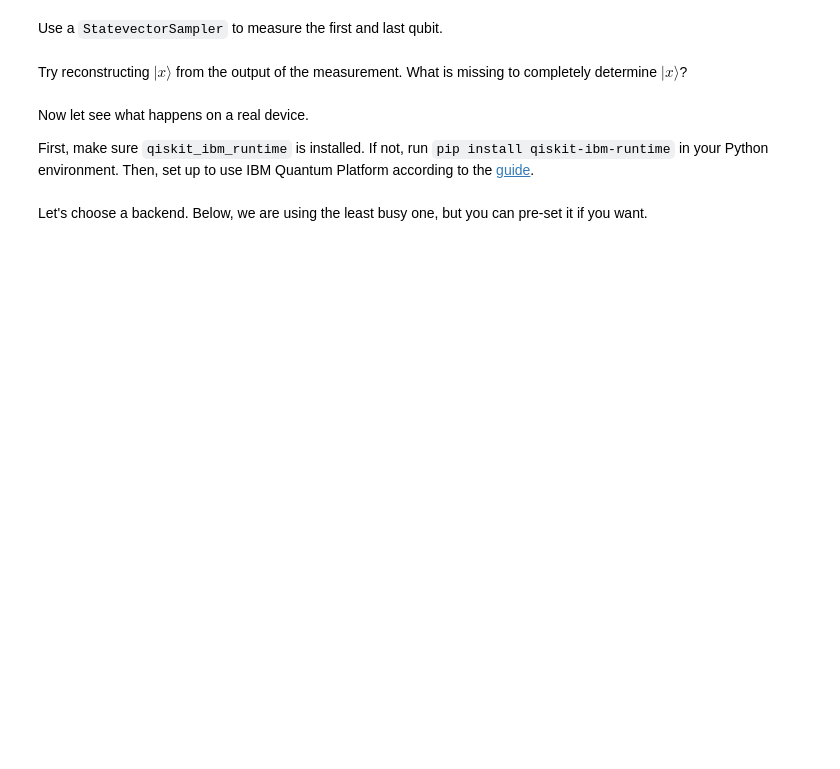
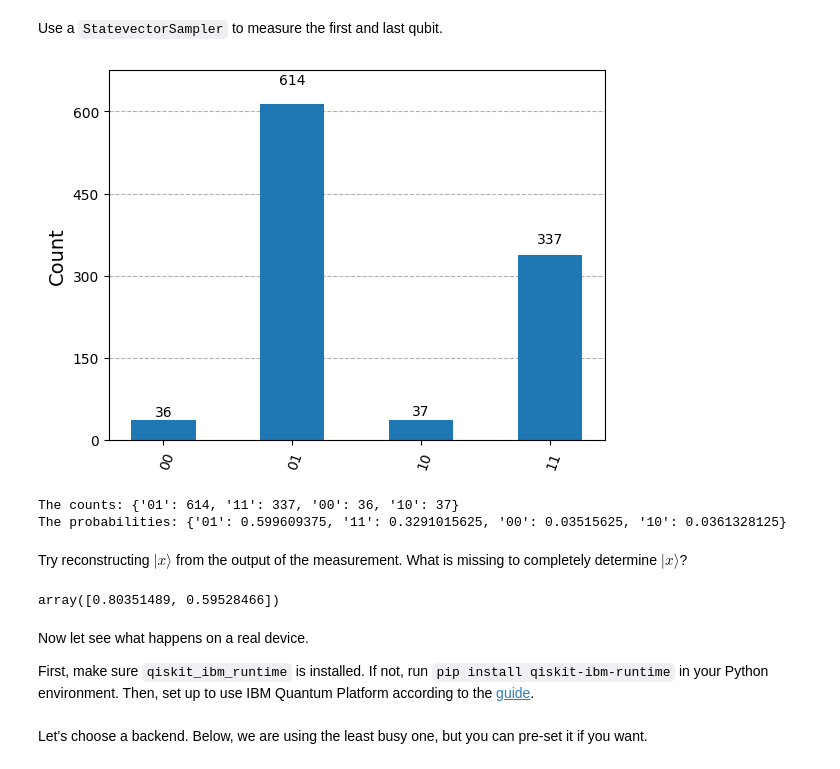
Before and after one commit to Gopal-Dahale/Intro_to_HHL, a Jupyter notebook: com-308-project_empty.ipynb, the cells around one changed output. Saved outputs shown, nothing was run; the diff lists cells and outputs as text; code cells hidden in the pictures; blank space fills up the shorter version.

```diff
--- a/com-308-project_empty.ipynb
+++ b/com-308-project_empty.ipynb
@@ -492,11 +509,20 @@ display(final_circuit.decompose().draw(output="mpl",fold=-1))
 # %% [markdown]
 Use a `StatevectorSampler` to measure the first and last qubit.
 # %%
+sv_sampler = StatevectorSampler()
+result = sv_sampler.run([final_circuit_with_measurements]).result()[0]
 
-counts = ...
+counts = result.data.c.get_counts()
+
+n_shots = sum(counts.values())
+probs = {i: j/n_shots for i, j in counts.items()}
 
 display(plot_histogram(counts))
 print("The counts:" , counts)
-print("The probabilities:" ,  ...)
+print("The probabilities:" ,  probs)
+# %% [output]
+[figure, added]
+The counts: {'01': 614, '11': 337, '00': 36, '10': 37}
+The probabilities: {'01': 0.599609375, '11': 0.3291015625, '00': 0.03515625, '10': 0.0361328125}
 # %% [markdown]
 Try reconstructing $|x\rangle$ from the output of the measurement. What is missing to completely determine $|x\rangle$?
@@ -505,3 +529,16 @@ x_simulator = ...
+# %%
+n_shots = sum(counts.values())
+
+temp_sv = np.array([0.0, 0.0])
+for key, val in probs.items():
+    if key[1] == '1':
+        temp_sv[int(key[0])] = np.sqrt(val)
+temp_sv /= np.linalg.norm(temp_sv)
+
+x_simulator = temp_sv
+x_simulator
+# %% [output]
+array([0.80351489, 0.59528466])
 # %% [markdown]
 Now let see what happens on a real device.
 
```
Also changed, not shown: parts of 15 cells of this notebook.
